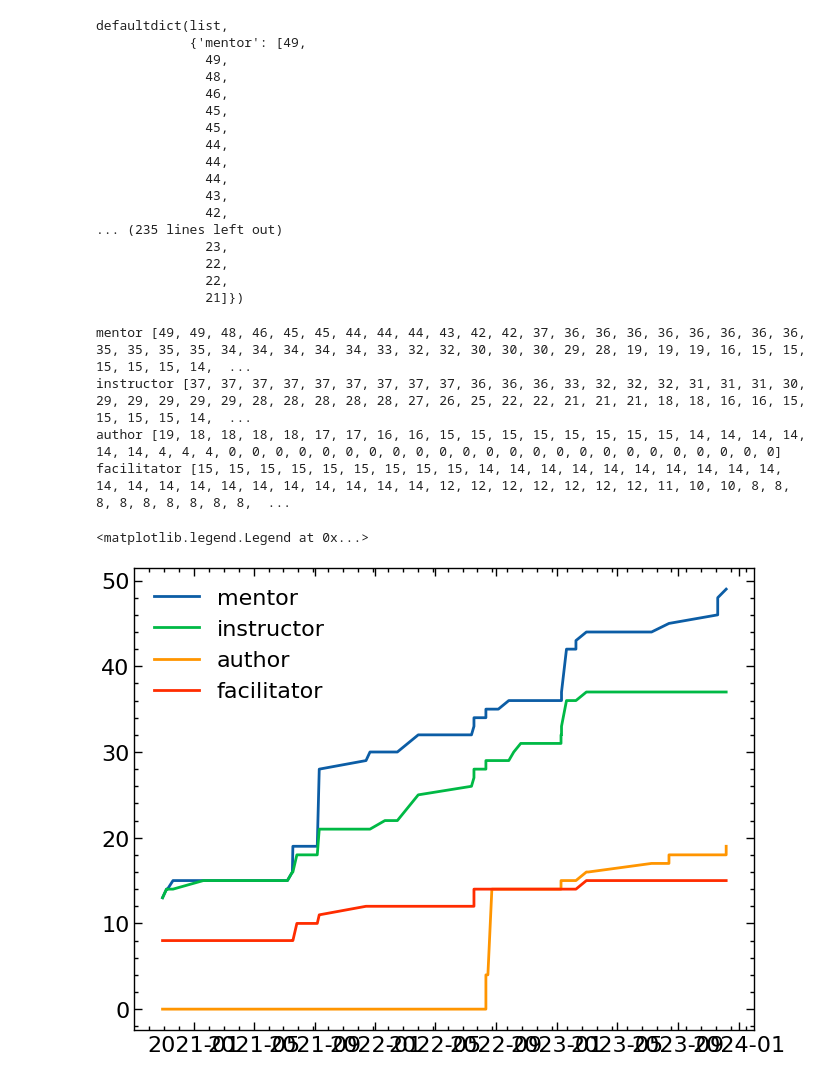
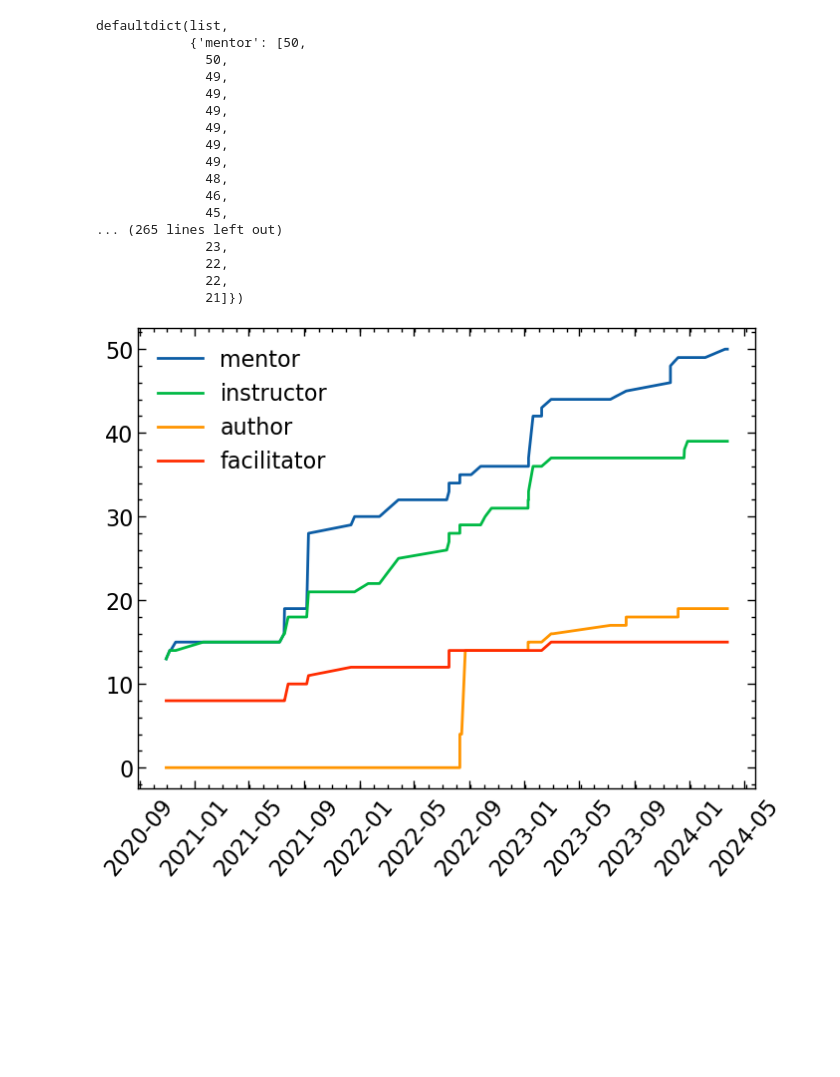
Before and after one commit to hsf-training/participation-analysis, a Jupyter notebook: notebooks/time_series_educators.ipynb, the cells around one changed output. Saved outputs shown, nothing was run; the diff lists cells and outputs as text; code cells hidden in the pictures; blank space fills up the shorter version.

```diff
--- a/notebooks/time_series_educators.ipynb
+++ b/notebooks/time_series_educators.ipynb
@@ -20,7 +21,7 @@ educator_keys = [
 
 educator_key_mapping = {"material": "author"}
 # %%
-repo = git.Repo("/Users/fuchur/Documents/23/git_sync/hsf.github.io/")
+repo = git.Repo("~/Documents/23/git_sync/hsf.github.io/")
 # %%
 path = "_profiles"
 
@@ -81,18 +82,18 @@ fb69dc32e8d9703a691e268d6f0ff9ba921a1ea2 defaultdict(<class 'int'>, {'mentor': 1
 educator_counts
 # %% [output]
 defaultdict(list,
-            {'mentor': [49,
+            {'mentor': [50,
+              50,
+              49,
+              49,
+              49,
+              49,
+              49,
               49,
               48,
               46,
               45,
-              45,
-              44,
-              44,
-              44,
-              43,
-              42,
-... (235 lines left out)
+... (265 lines left out)
               23,
               22,
               22,
@@ -102,19 +103,17 @@ dt_times = [date.fromtimestamp(t) for t in times]
 # %%
 _, ax = plt.subplots()
 
 for k, vs in educator_counts.items():
     if k == "all":
         continue
-    print(k, vs)
+    # print(k, vs)
     ax.plot(dt_times, vs, label=k)
 ax.legend(frameon=False)
+xticks = ax.get_xticklabels()
+ax.set_xticklabels(xticks,rotation=50)
+plt.show()
 # %% [output]
-mentor [49, 49, 48, 46, 45, 45, 44, 44, 44, 43, 42, 42, 37, 36, 36, 36, 36, 36, 36, 36, 36, 35, 35, 35, 35, 34, 34, 34, 34, 34, 33, 32, 32, 30, 30, 30, 29, 28, 19, 19, 19, 16, 15, 15, 15, 15, 15, 14,  ...
-instructor [37, 37, 37, 37, 37, 37, 37, 37, 37, 36, 36, 36, 33, 32, 32, 32, 31, 31, 31, 30, 29, 29, 29, 29, 29, 28, 28, 28, 28, 28, 27, 26, 25, 22, 22, 21, 21, 21, 18, 18, 16, 16, 15, 15, 15, 15, 14,  ...
-author [19, 18, 18, 18, 18, 17, 17, 16, 16, 15, 15, 15, 15, 15, 15, 15, 15, 14, 14, 14, 14, 14, 14, 4, 4, 4, 0, 0, 0, 0, 0, 0, 0, 0, 0, 0, 0, 0, 0, 0, 0, 0, 0, 0, 0, 0, 0, 0, 0, 0]
-facilitator [15, 15, 15, 15, 15, 15, 15, 15, 15, 14, 14, 14, 14, 14, 14, 14, 14, 14, 14, 14, 14, 14, 14, 14, 14, 14, 14, 14, 14, 14, 12, 12, 12, 12, 12, 12, 12, 11, 10, 10, 8, 8, 8, 8, 8, 8, 8, 8, 8,  ...
-<matplotlib.legend.Legend at 0x...>
-[figure, old version]
+[figure, new version]
 # %%
 import pandas as pd
 
```
Also changed, not shown: parts of 2 cells of this notebook, 3 other files.
